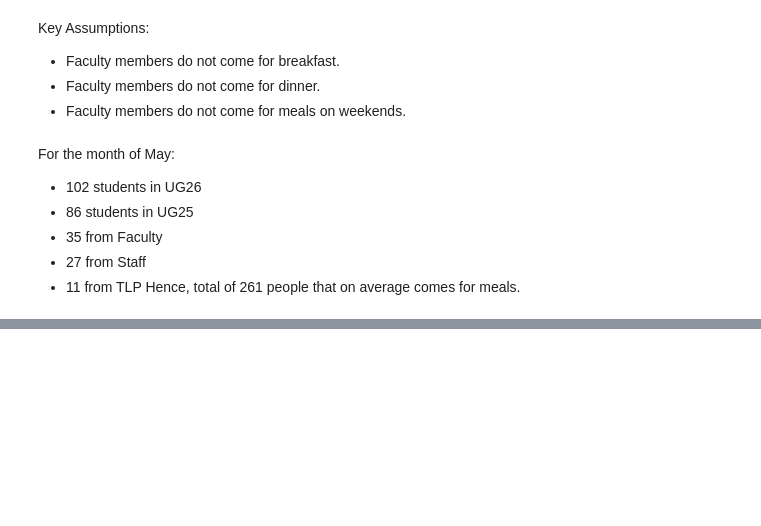
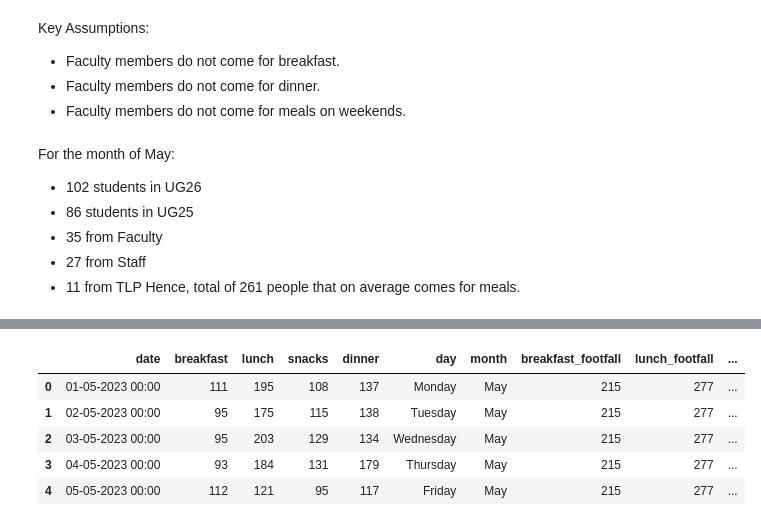
Before and after one commit to tenseisoham/MLPR, a Jupyter notebook: eda/eda.ipynb, the cells around one changed output, grey strips where cells are left out. Saved outputs shown, nothing was run; the diff lists cells and outputs as text; code cells hidden in the pictures; blank space fills up the shorter version.

```diff
--- a/eda/eda.ipynb
+++ b/eda/eda.ipynb
@@ -245,0 +286,15 @@ def max_footfall(total_number, day):
+# %%
+# creating a column for proportion of people who ate each meal
+may['breakfast_proportion'] = may['breakfast']/may['breakfast_footfall']
+may['lunch_proportion'] = may['lunch']/may['lunch_footfall']
+may['snacks_proportion'] = may['snacks']/may['snacks_footfall']
+may['dinner_proportion'] = may['dinner']/may['dinner_footfall']
+# %%
+may.head()
+# %% [output]
+|  | date | breakfast | lunch | snacks | dinner | day | month | breakfast_footfall | lunch_footfall | ... |
+| 0 | 01-05-2023 00:00 | 111 | 195 | 108 | 137 | Monday | May | 215 | 277 | ... |
+| 1 | 02-05-2023 00:00 | 95 | 175 | 115 | 138 | Tuesday | May | 215 | 277 | ... |
+| 2 | 03-05-2023 00:00 | 95 | 203 | 129 | 134 | Wednesday | May | 215 | 277 | ... |
+| 3 | 04-05-2023 00:00 | 93 | 184 | 131 | 179 | Thursday | May | 215 | 277 | ... |
+| 4 | 05-05-2023 00:00 | 112 | 121 | 95 | 117 | Friday | May | 215 | 277 | ... |
```
Also changed, not shown: parts of 7 cells of this notebook.
